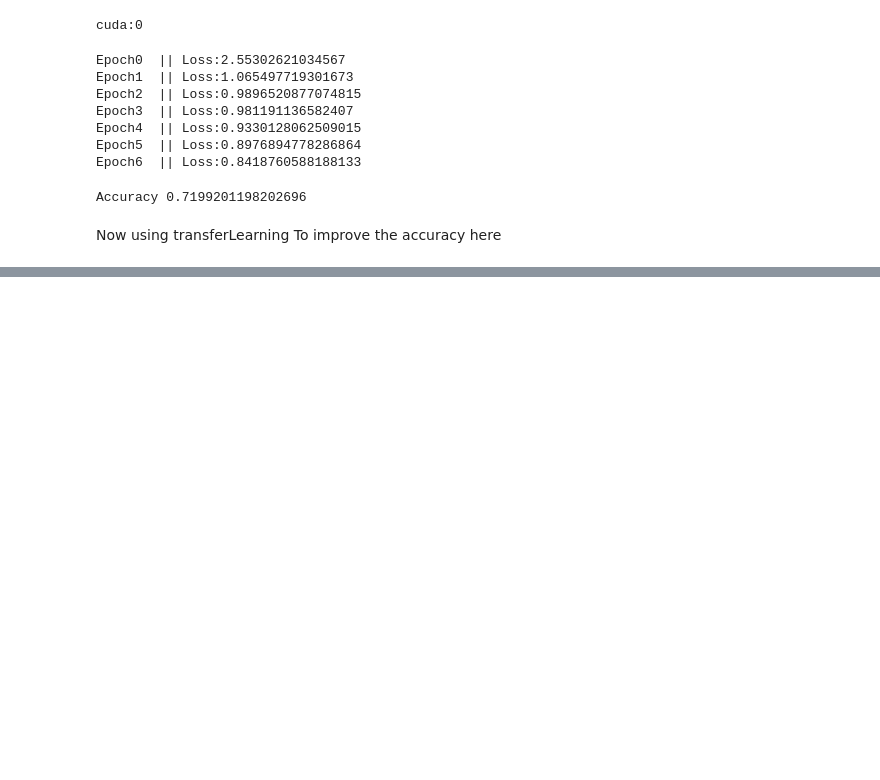
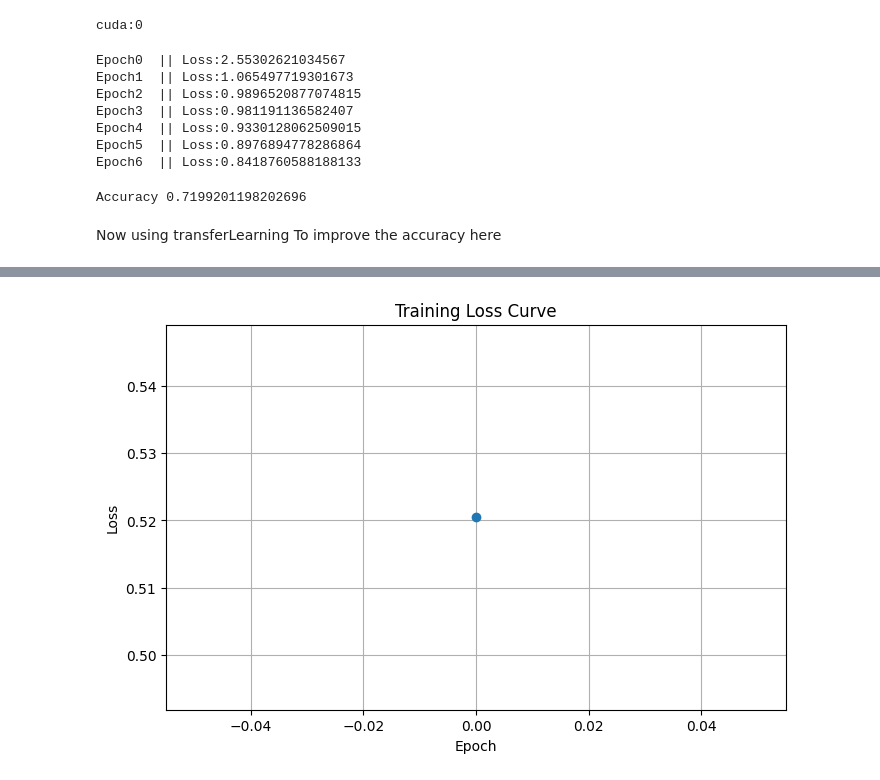
Before and after one commit to hajuri07/Pytorch-Skin-Diseases-classification, a Jupyter notebook: Notebook.ipynb, the cells around one changed output, grey strips where cells are left out. Cells and saved outputs as stored; diff of their text form; code cells hidden in the pictures; blank space fills up the shorter version.

```diff
--- a/Notebook.ipynb
+++ b/Notebook.ipynb
@@ -184,0 +187,2 @@ Now using transferLearning To improve the accuracy here
+# %%
+model  = models.efficientnet_b0(weights='IMAGENET1K_V1')
@@ -184,0 +238,22 @@ Now using transferLearning To improve the accuracy here
+# %%
+optimizer = optim.Adam(model.classifier.parameters(), lr=0.001)
+criterion  = nn.CrossEntropyLoss()
+scheduler = ReduceLROnPlateau(optimizer, patience=3, factor=0.5, verbose=True)
+# %%
+for epoch in range(10):
+    model.train()
+    total_loss = 0
+
+    for image ,labels in train_dataloader:
+        image  = image.to(device)
+        labels = labels.to(device)
+
+        optimizer.zero_grad()
+        outputs  = model(image)
+        loss = criterion(outputs,labels)
+        loss.backward()
+        optimizer.step()
+
+        total_loss +=loss.item()
+
+    avg_loss = total_loss/len(train_dataloader)
@@ -184,0 +329,17 @@ Now using transferLearning To improve the accuracy here
+# %%
+# add this to your training loop first
+train_losses = []
+
+# inside epoch loop after avg_loss
+train_losses.append(avg_loss)
+
+# after training finishes
+plt.figure(figsize=(8, 5))
+plt.plot(train_losses, marker='o')
+plt.title('Training Loss Curve')
+plt.xlabel('Epoch')
+plt.ylabel('Loss')
+plt.grid(True)
+plt.show()
+# %% [output]
+[figure, added]
```
Also changed, not shown: parts of 20 cells of this notebook.
